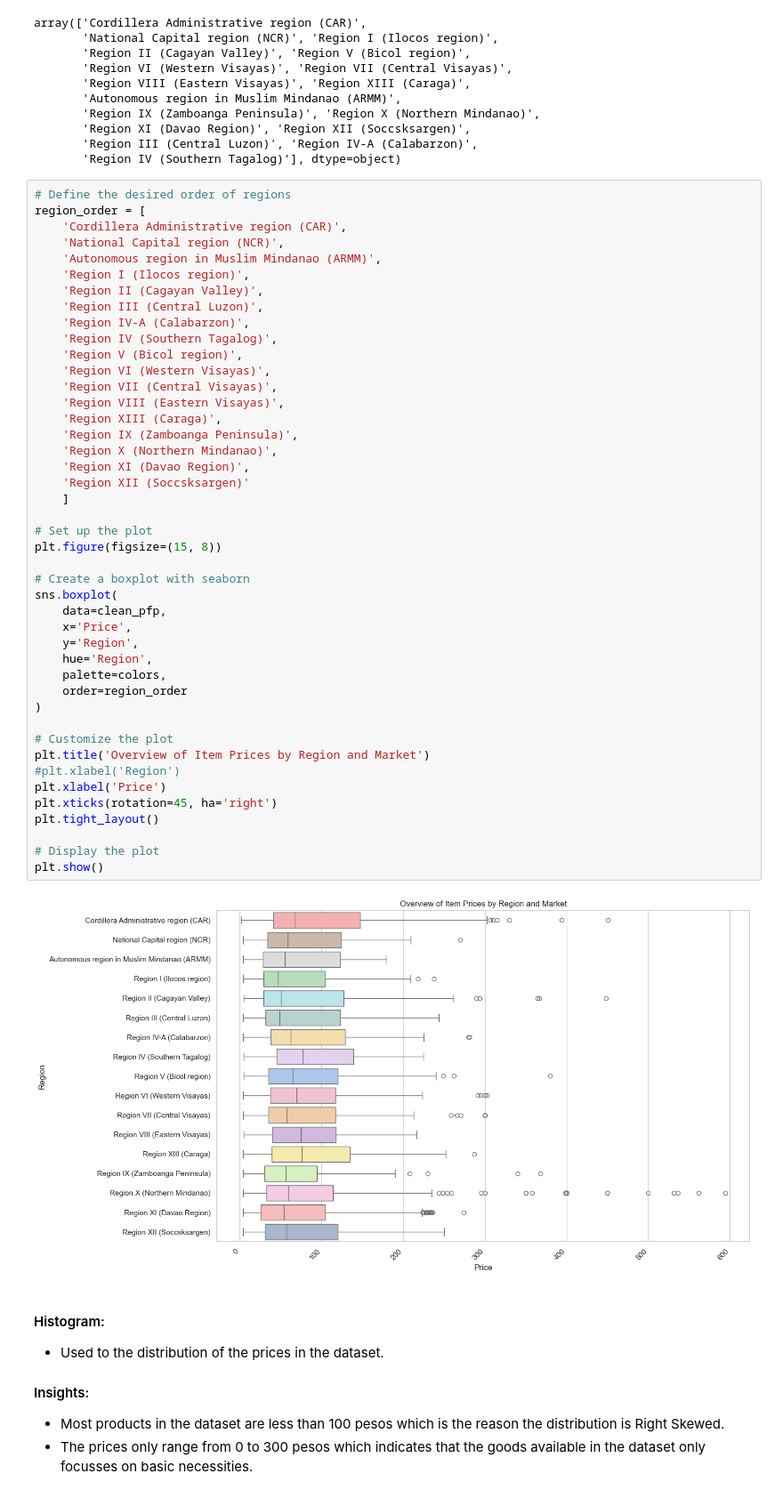
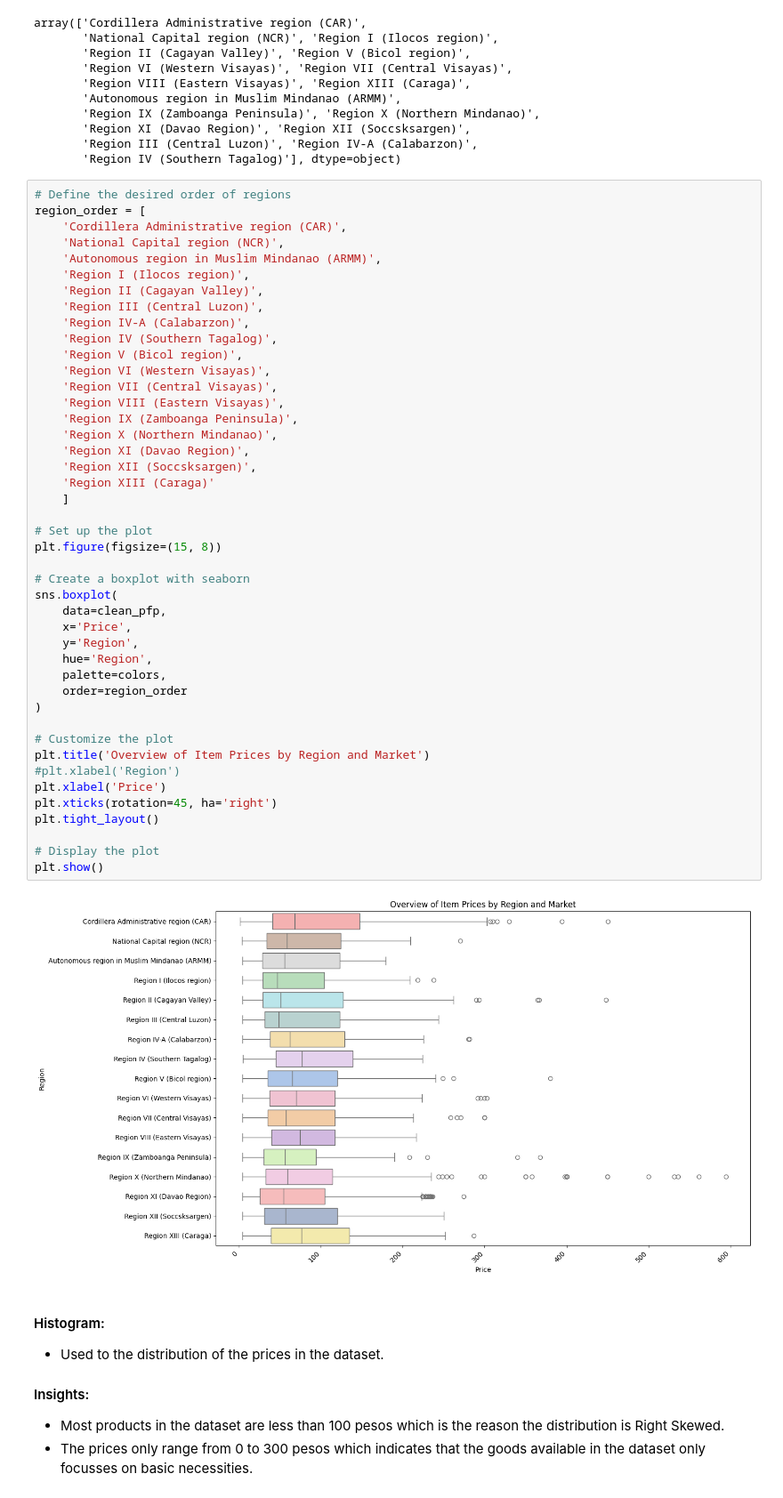
Before and after one commit to KyleZrey/PH-Food-Prices-Analysis, a Jupyter notebook: prelim_data_analysis.ipynb, the cells around one changed output. Shown at 89% size. Drawn from its saved outputs; the diff is of its cells as text.

Commit message:
fixed ordering of regions

```diff
--- a/prelim_data_analysis.ipynb
+++ b/prelim_data_analysis.ipynb
@@ -468,37 +468,37 @@ region_order = [
     'Region VI (Western Visayas)',
     'Region VII (Central Visayas)',
     'Region VIII (Eastern Visayas)',
-    'Region XIII (Caraga)',
     'Region IX (Zamboanga Peninsula)',
     'Region X (Northern Mindanao)',
     'Region XI (Davao Region)',
-    'Region XII (Soccsksargen)'
+    'Region XII (Soccsksargen)',
+    'Region XIII (Caraga)'
     ]
 
 # Set up the plot
 plt.figure(figsize=(15, 8))
 
 # Create a boxplot with seaborn
 sns.boxplot(
     data=clean_pfp,
     x='Price',
     y='Region',
     hue='Region',
     palette=colors,
     order=region_order
 )
 
 # Customize the plot
 plt.title('Overview of Item Prices by Region and Market')
 #plt.xlabel('Region')
 plt.xlabel('Price')
 plt.xticks(rotation=45, ha='right')
 plt.tight_layout()
 
 # Display the plot
 plt.show()
 # %% [output]
-[figure, old version]
+[figure, new version]
 # %% [markdown]
 #### Histogram:
 - Used to the distribution of the prices in the dataset.
```
Also changed, not shown: parts of 4 cells of this notebook.
